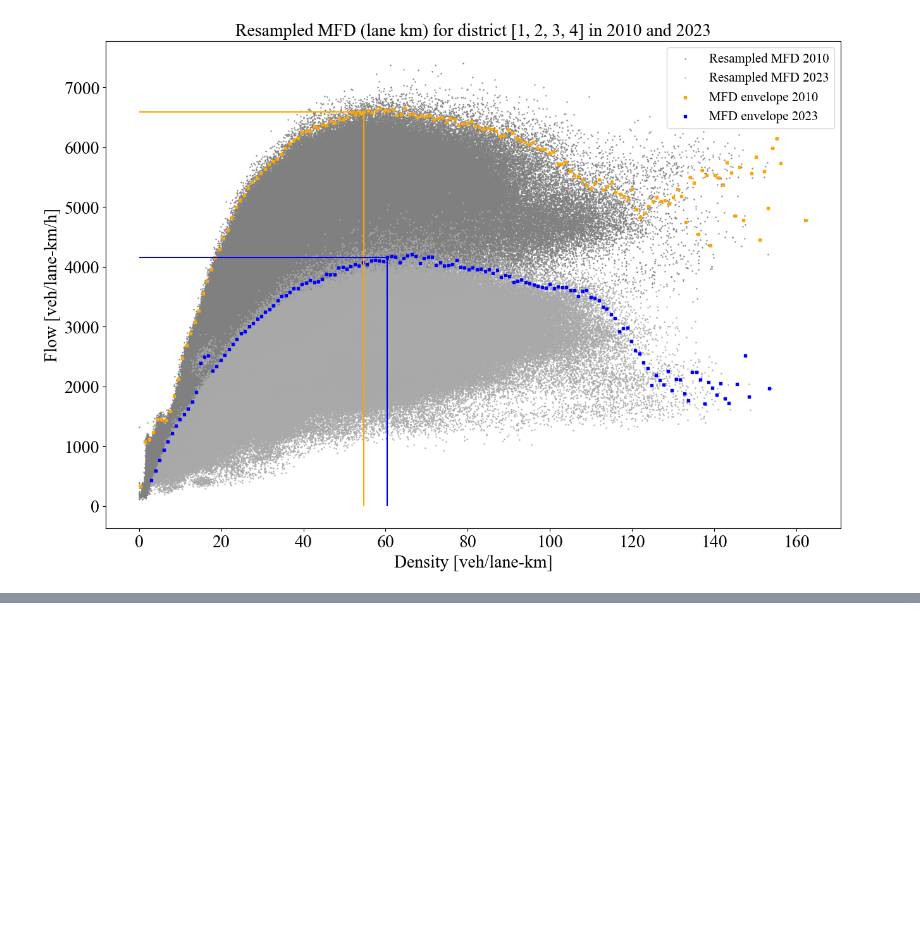
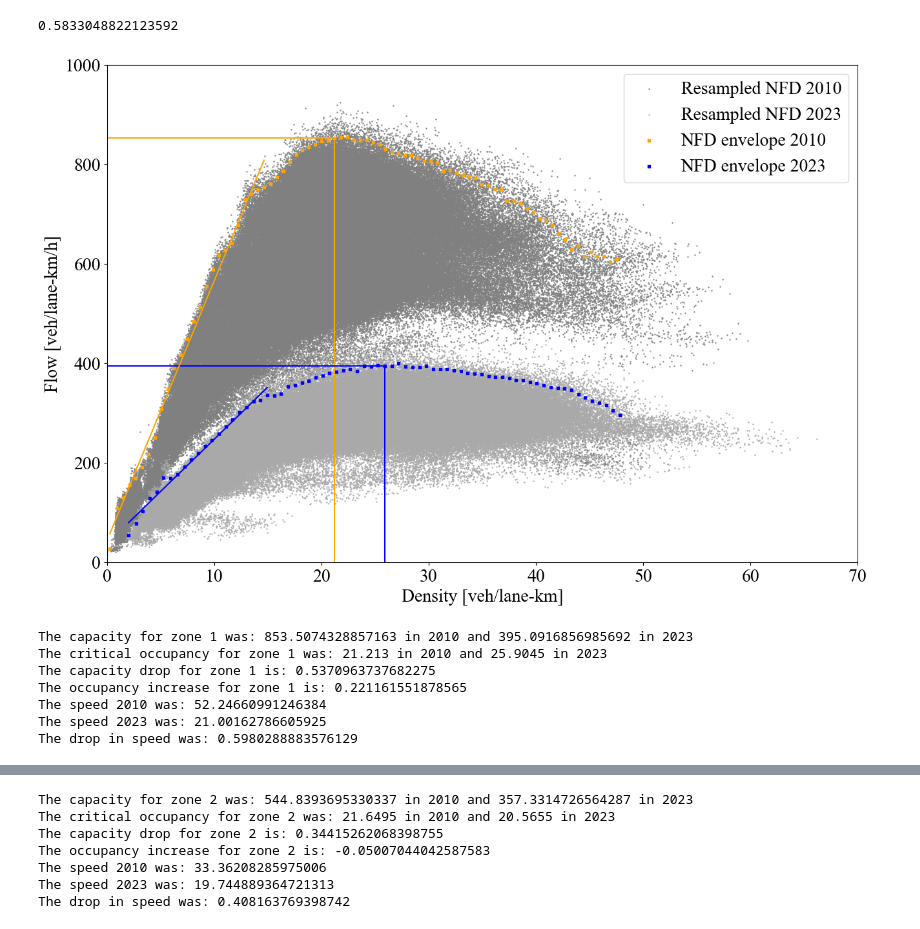
Before and after one commit to enatterer/Effects-of-Paris-Cycling-Policies-on-vehicular-flow, a Jupyter notebook: src/main/visualisation/plot_mfds.ipynb, the cells around one changed output, grey strips where cells are left out. Cells and saved outputs as stored; diff of their text form; code cells hidden in the pictures; blank space fills up the shorter version.

Commit message:
edited notebooks for visualisation

```diff
--- a/src/main/visualisation/plot_mfds.ipynb
+++ b/src/main/visualisation/plot_mfds.ipynb
@@ -32 +63,19 @@ class ResampledMFD():
+# %%
+def perform_regression(mfd_envelope):
+    filtered_df = mfd_envelope[(mfd_envelope['density'] >= 0) & (mfd_envelope['density'] <= 15)]
+
+    # Extracting the 'flow' and 'density' columns
+    X = filtered_df[['density']]
+    y = filtered_df['flow']
+
+    # Perform linear regression
+    model = LinearRegression()
+    model.fit(X, y)
+
+    # Predict flow values using the linear model
+    predicted_flow = model.predict(X)
+
+    slope = model.coef_[0]
+
+    return X,predicted_flow,slope
 # %%
@@ -75,14 +153,24 @@ def plot_mfds_for_district(district: str, mfd_2010: ResampledMFD, mfd_2022: Resa
+# %%
+1 - 24.41/58.58
+# %% [output]
+0.5833048822123592
 # %%
-districts_to_test = [[1, 2, 3, 4], [5,6,7]]
+districts_to_test = ["1", "2"]
 
 for district in districts_to_test:
-    district = str(district)
-    with open('../resampling_mfd/output/resampled_mfd_' + district + '_2010_q95.pkl', 'rb') as f:
-        resampled_mfd_district_2_2010 = pickle.load(f)
+    with open('../resampling_mfd/output/resampled_mfd_zone_' + district + '_2010_p_0.7_c_100.pkl', 'rb') as f:
+        resampled_mfd_2010 = pickle.load(f)
 
-    with open('../resampling_mfd/output/resampled_mfd_' + district + '_2023_q95.pkl', 'rb') as f:
-        resampled_mfd_district_2_2023 = pickle.load(f)
+    with open('../resampling_mfd/output/resampled_mfd_zone_' + district + '_2023_p_0.7_c_100.pkl', 'rb') as f:
+        resampled_mfd_2023 = pickle.load(f)
 
-    plot_mfds_for_district(district, resampled_mfd_district_2_2010, resampled_mfd_district_2_2023, 0.3, 600)
+    plot_mfds_for_district_without_outliers(district, resampled_mfd_2010, resampled_mfd_2023, 0.7, 100)
 # %% [output]
-[figure, old version]
+[figure, new version]
+The capacity for zone 1 was: 853.5074328857163 in 2010 and 395.0916856985692 in 2023
+The critical occupancy for zone 1 was: 21.213 in 2010 and 25.9045 in 2023
+The capacity drop for zone 1 is: 0.5370963737682275
+The occupancy increase for zone 1 is: 0.221161551878565
+The speed 2010 was: 52.24660991246384
+The speed 2023 was: 21.00162786605925
+The drop in speed was: 0.5980288883576129
@@ -89,0 +178,7 @@ for district in districts_to_test:
+The capacity for zone 2 was: 544.8393695330337 in 2010 and 357.3314726564287 in 2023
+The critical occupancy for zone 2 was: 21.6495 in 2010 and 20.5655 in 2023
+The capacity drop for zone 2 is: 0.34415262068398755
+The occupancy increase for zone 2 is: -0.05007044042587583
+The speed 2010 was: 33.36208285975006
+The speed 2023 was: 19.744889364721313
+The drop in speed was: 0.408163769398742
```
Also changed, not shown: parts of 5 cells of this notebook, 1 other file.
